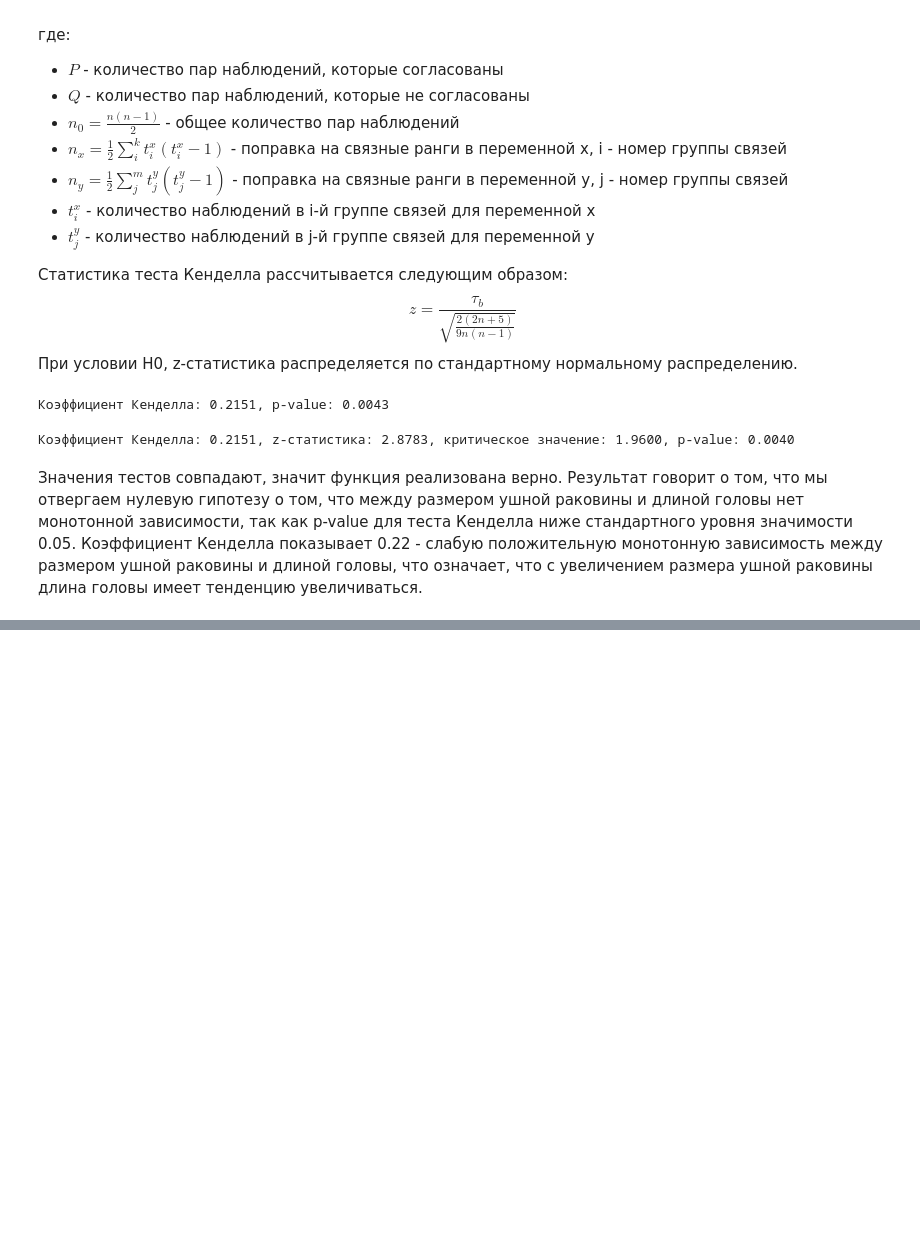
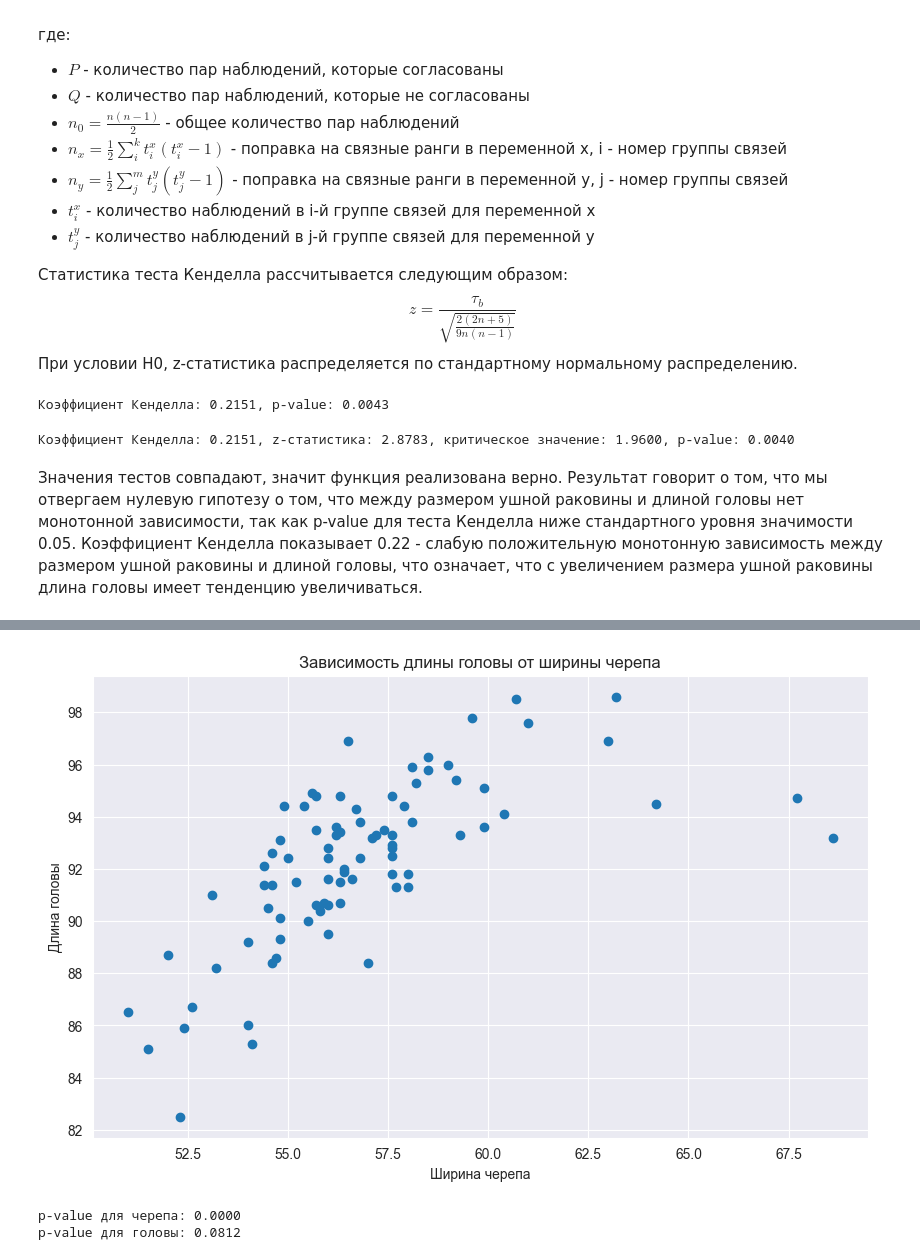
Before and after one commit to vorandpav/StatisticLab, a Jupyter notebook: 4th semester/Lab1/lab1.ipynb, the cells around one changed output, grey strips where cells are left out. Saved outputs shown, nothing was run; the diff lists cells and outputs as text; code cells hidden in the pictures; blank space fills up the shorter version.

```diff
--- a/4th semester/Lab1/lab1.ipynb
+++ b/4th semester/Lab1/lab1.ipynb
@@ -301,0 +463,23 @@ kendall_tau_b_manual(X_train['earconch'], y_train)
+# %%
+df_skull = pd.DataFrame({
+    'skullw': X_train['skullw'],
+    'hdlngth': y_train
+}).dropna()
+
+plt.figure(figsize=(10, 6))
+plt.scatter(df_skull['skullw'], df_skull['hdlngth'])
+plt.title('Зависимость длины головы от ширины черепа')
+plt.xlabel('Ширина черепа')
+plt.ylabel('Длина головы')
+plt.grid(True)
+plt.show()
+
+_, p_value_skull = stats.shapiro(df_skull['skullw'])
+print(f"p-value для черепа: {p_value_skull:.4f}")
+
+_, p_value_head = stats.shapiro(df_skull['hdlngth'])
+print(f"p-value для головы: {p_value_head:.4f}")
+# %% [output]
+[figure, added]
+p-value для черепа: 0.0000
+p-value для головы: 0.0812
```
Also changed, not shown: parts of 40 cells of this notebook, 1 other file.
